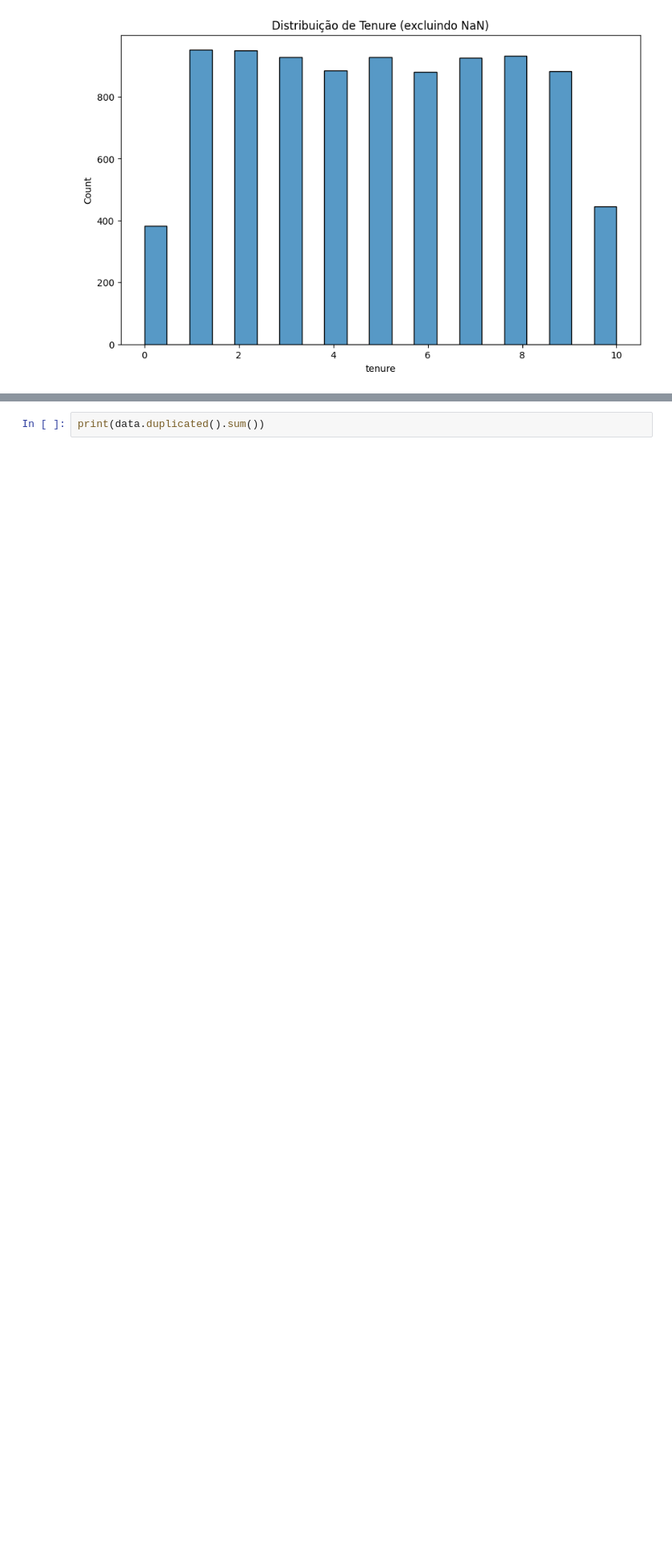
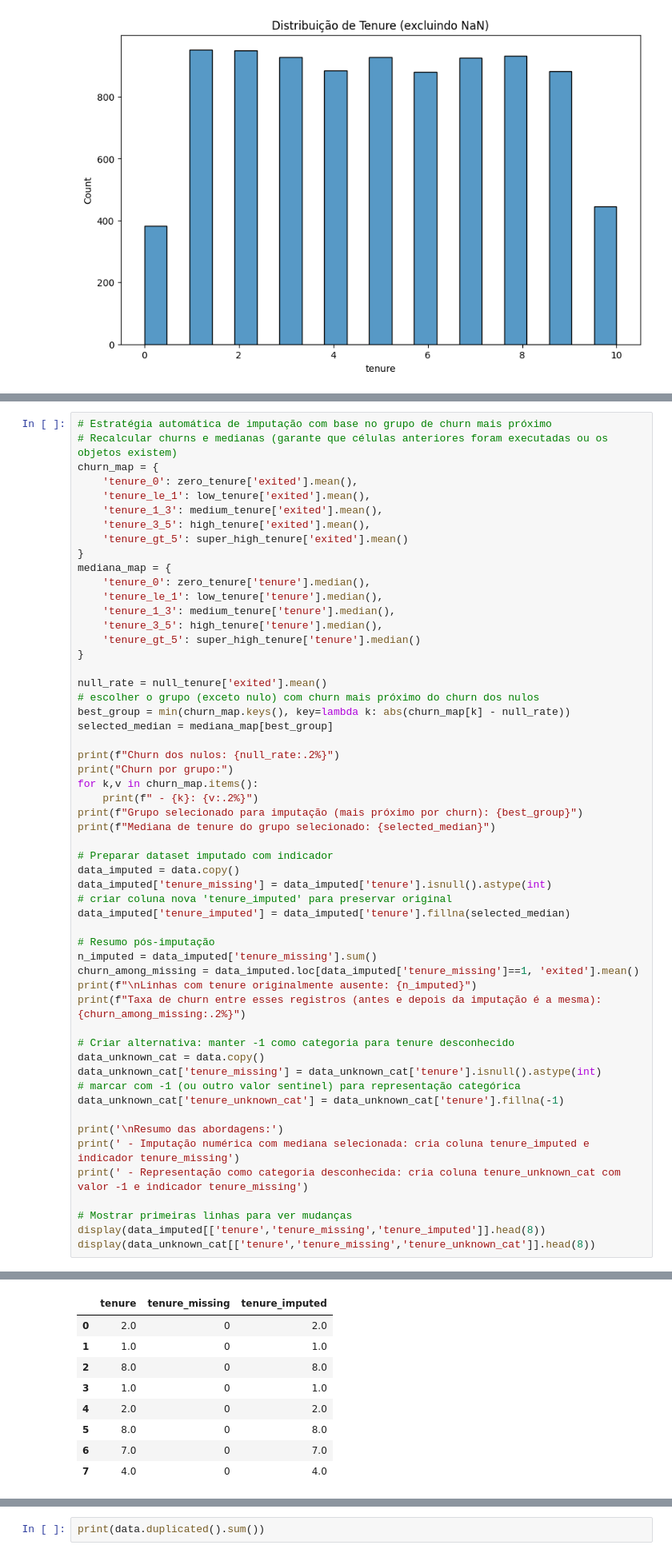
Before and after one commit to Angelaidt/Sprint-09-Beta-Bank, a Jupyter notebook: Untitled-1.ipynb, the cells around one changed output, grey strips where cells are left out. Shown: that part at 80% size. Drawn from its saved outputs; the diff is of its cells as text; blank space fills up the shorter version.

```diff
--- a/Untitled-1.ipynb
+++ b/Untitled-1.ipynb
@@ -211,0 +234,56 @@ print(pd.crosstab(data['gender'], data['tenure'].isnull(), normalize='columns'))
+# %%
+# Estratégia automática de imputação com base no grupo de churn mais próximo
+# Recalcular churns e medianas (garante que células anteriores foram executadas ou os objetos existem)
+churn_map = {
+    'tenure_0': zero_tenure['exited'].mean(),
+    'tenure_le_1': low_tenure['exited'].mean(),
+    'tenure_1_3': medium_tenure['exited'].mean(),
+    'tenure_3_5': high_tenure['exited'].mean(),
+    'tenure_gt_5': super_high_tenure['exited'].mean()
+}
+mediana_map = {
+    'tenure_0': zero_tenure['tenure'].median(),
+    'tenure_le_1': low_tenure['tenure'].median(),
+    'tenure_1_3': medium_tenure['tenure'].median(),
+    'tenure_3_5': high_tenure['tenure'].median(),
+    'tenure_gt_5': super_high_tenure['tenure'].median()
+}
+
+null_rate = null_tenure['exited'].mean()
+# escolher o grupo (exceto nulo) com churn mais próximo do churn dos nulos
+best_group = min(churn_map.keys(), key=lambda k: abs(churn_map[k] - null_rate))
+selected_median = mediana_map[best_group]
+
+print(f"Churn dos nulos: {null_rate:.2%}")
+print("Churn por grupo:")
+for k,v in churn_map.items():
+    print(f" - {k}: {v:.2%}")
+print(f"Grupo selecionado para imputação (mais próximo por churn): {best_group}")
+print(f"Mediana de tenure do grupo selecionado: {selected_median}")
+
+# Preparar dataset imputado com indicador
+data_imputed = data.copy()
+data_imputed['tenure_missing'] = data_imputed['tenure'].isnull().astype(int)
+# criar coluna nova 'tenure_imputed' para preservar original
+data_imputed['tenure_imputed'] = data_imputed['tenure'].fillna(selected_median)
+
+# Resumo pós-imputação
+n_imputed = data_imputed['tenure_missing'].sum()
+churn_among_missing = data_imputed.loc[data_imputed['tenure_missing']==1, 'exited'].mean()
+print(f"\nLinhas com tenure originalmente ausente: {n_imputed}")
+print(f"Taxa de churn entre esses registros (antes e depois da imputação é a mesma): {churn_among_missing:.2%}")
+
+# Criar alternativa: manter -1 como categoria para tenure desconhecido
+data_unknown_cat = data.copy()
+data_unknown_cat['tenure_missing'] = data_unknown_cat['tenure'].isnull().astype(int)
+# marcar com -1 (ou outro valor sentinel) para representação categórica
+data_unknown_cat['tenure_unknown_cat'] = data_unknown_cat['tenure'].fillna(-1)
+
+print('\nResumo das abordagens:')
+print(' - Imputação numérica com mediana selecionada: cria coluna tenure_imputed e indicador tenure_missing')
+print(' - Representação como categoria desconhecida: cria coluna tenure_unknown_cat com valor -1 e indicador tenure_missing')
+
+# Mostrar primeiras linhas para ver mudanças
+display(data_imputed[['tenure','tenure_missing','tenure_imputed']].head(8))
+display(data_unknown_cat[['tenure','tenure_missing','tenure_unknown_cat']].head(8))
+# %% [output]
@@ -211,0 +306,9 @@ print(pd.crosstab(data['gender'], data['tenure'].isnull(), normalize='columns'))
+|  | tenure | tenure_missing | tenure_imputed |
+| 0 | 2.0 | 0 | 2.0 |
+| 1 | 1.0 | 0 | 1.0 |
+| 2 | 8.0 | 0 | 8.0 |
+| 3 | 1.0 | 0 | 1.0 |
+| 4 | 2.0 | 0 | 2.0 |
+| 5 | 8.0 | 0 | 8.0 |
+| 6 | 7.0 | 0 | 7.0 |
+| 7 | 4.0 | 0 | 4.0 |
```
Also changed, not shown: parts of 29 cells of this notebook.
